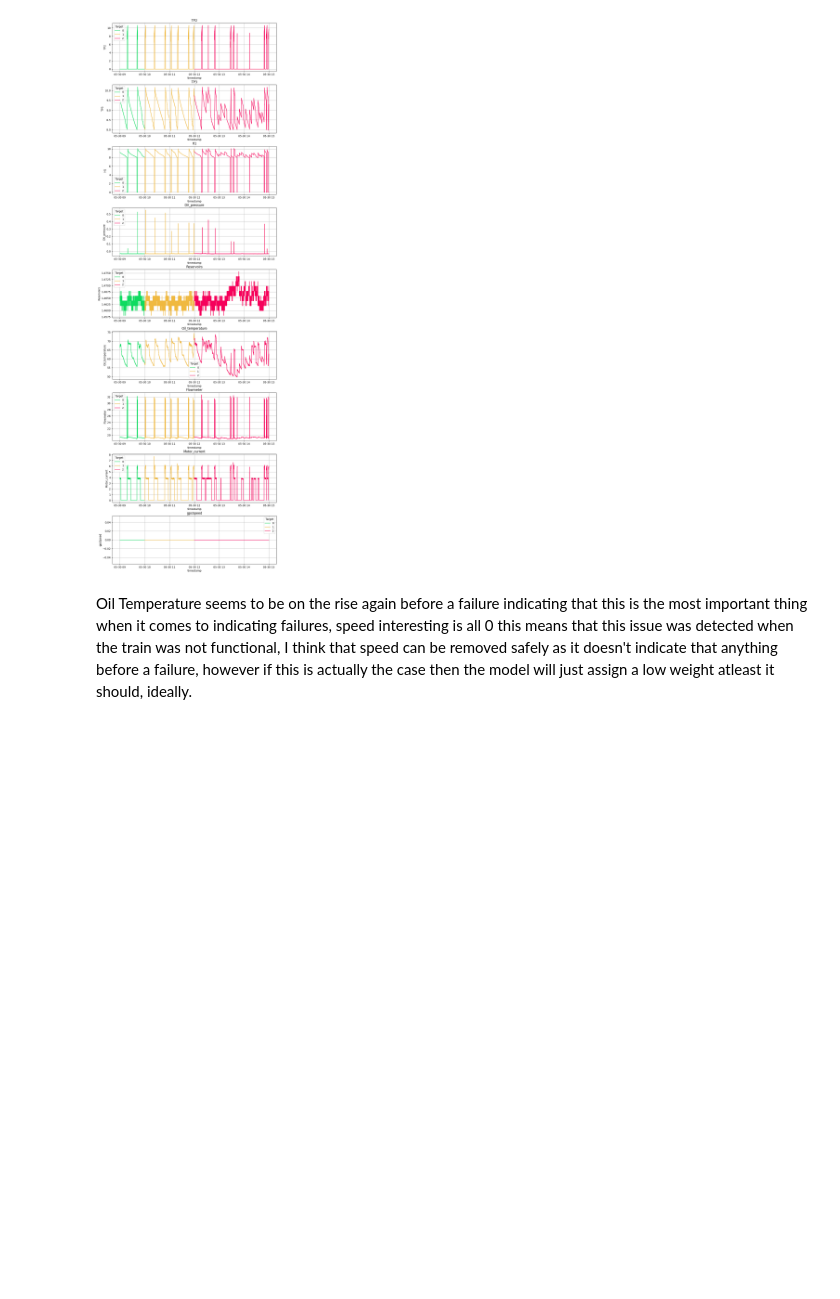
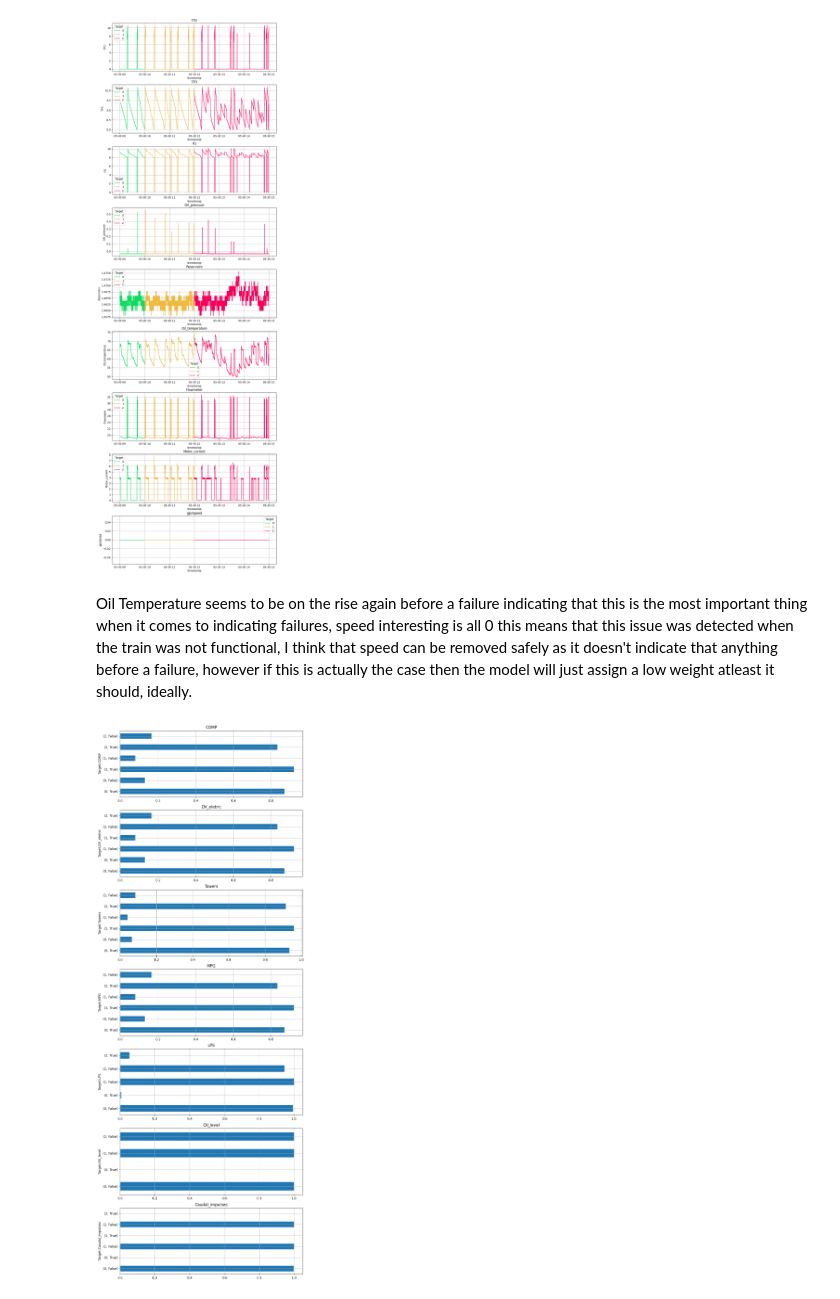
Before and after one commit to aaryadevg/Metro_PdM_Research, a Jupyter notebook: Data Cleaning/EDA.ipynb, the cells around one changed output. Saved outputs shown, nothing was run; the diff lists cells and outputs as text; code cells hidden in the pictures; blank space fills up the shorter version.

```diff
--- a/Data Cleaning/EDA.ipynb
+++ b/Data Cleaning/EDA.ipynb
@@ -78,3 +78,15 @@ plot_pre_failure(df, start, 3, OUT_PATH / "Failure_3.svg")
 [figure]
 # %% [markdown]
 Oil Temperature seems to be on the rise again before a failure indicating that this is the most important thing when it comes to indicating failures, speed interesting is all 0 this means that this issue was detected when the train was not functional, I think that speed can be removed safely as it doesn't indicate that anything before a failure, however if this is actually the case then the model will just assign a low weight atleast it should, ideally.
+# %%
+cols = df.select_dtypes(include=["bool", "int"]).columns
+
+fig, ax = plt.subplots(nrows= len(cols) - 1, ncols=1, figsize=(10, 30))
+for i, col in enumerate(cols[:-1]):
+    df.groupby("Target").value_counts(subset=[col], normalize=True).plot(kind="barh", ax=ax[i])
+    ax[i].grid(True)
+    ax[i].set_title(col)
+
+plt.show()
+# %% [output]
+[figure, added]
```
Also changed, not shown: parts of 2 cells of this notebook, 4 other files.
